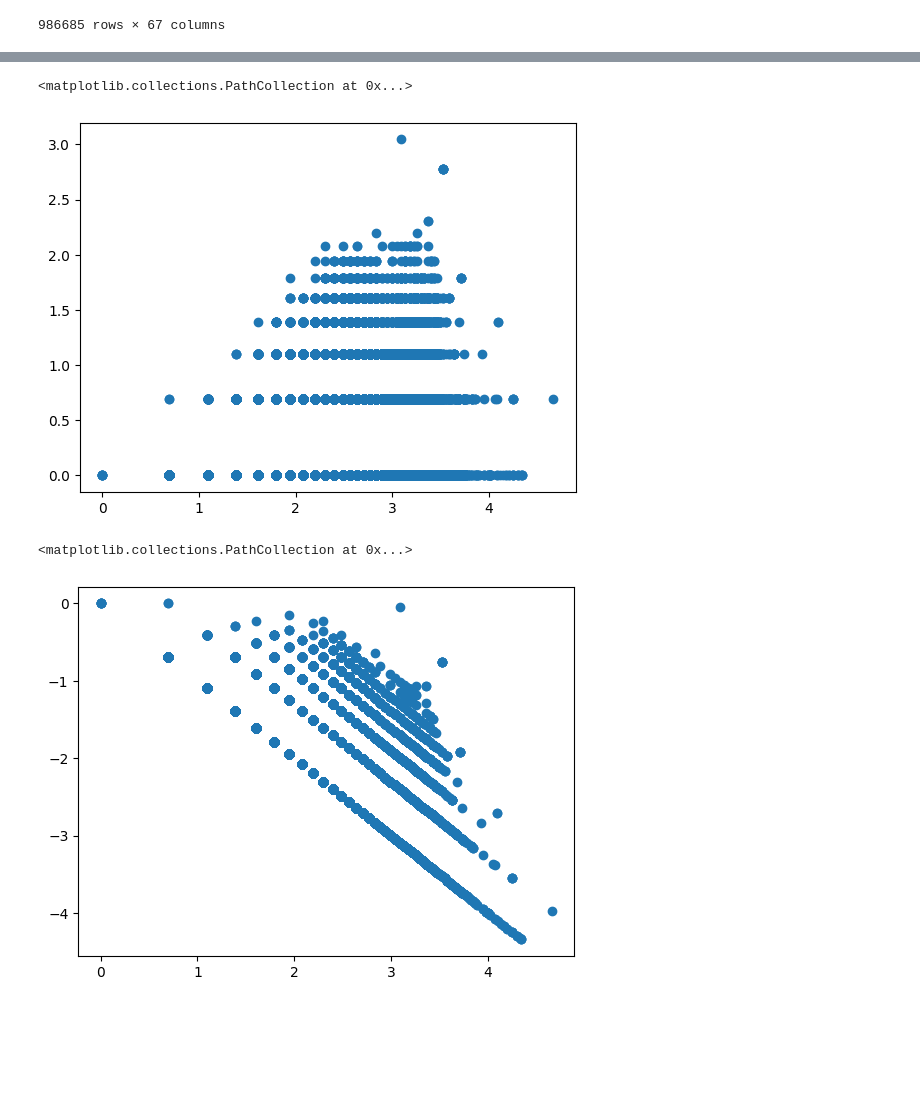
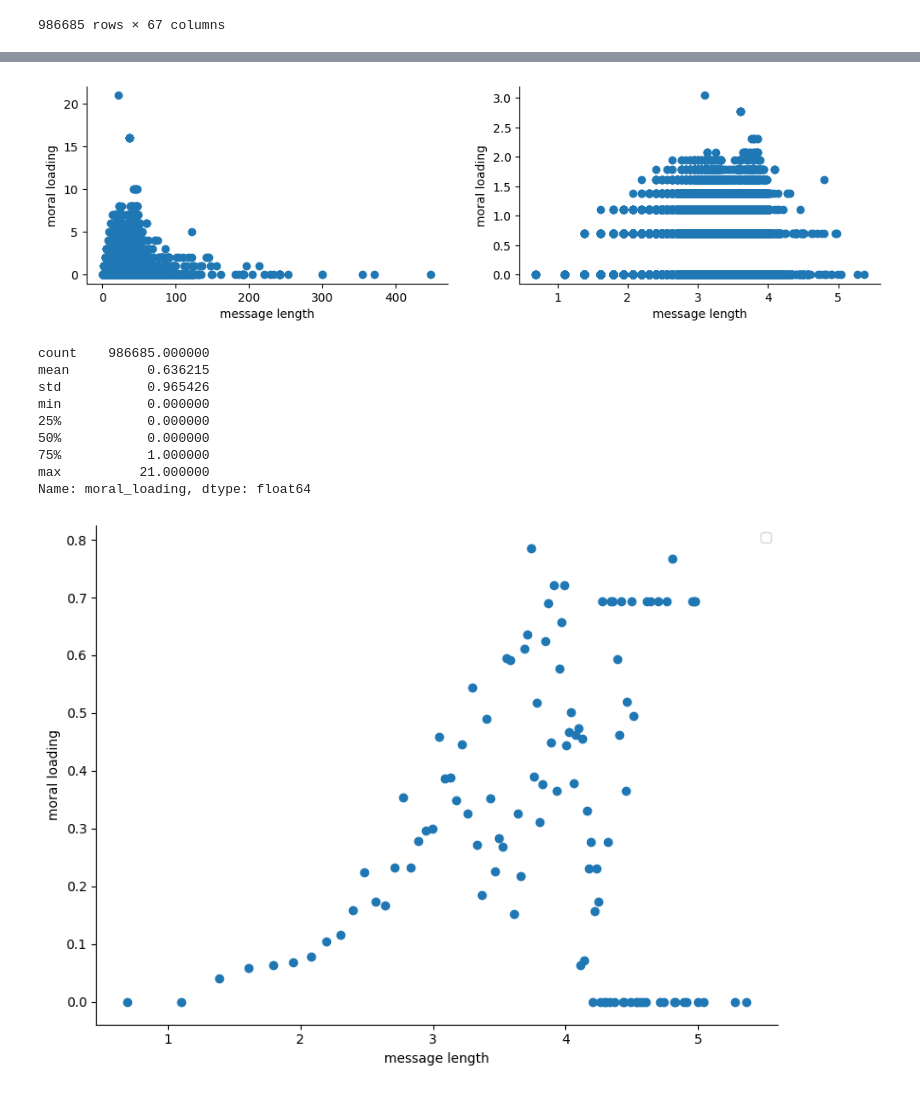
Before and after one commit to DiegoLeonG96/Scaling-laws-in-moral-dynamics-on-social-media, a Jupyter notebook: Exploration.ipynb, the cells around one changed output, grey strips where cells are left out. Drawn from its saved outputs; the diff is of its cells as text; code cells hidden in the pictures; blank space fills up the shorter version.

```diff
--- a/Exploration.ipynb
+++ b/Exploration.ipynb
@@ -232,6 +297,9 @@ twitter_data
 986685 rows × 67 columns
 # %%
 def moral_counter(tokens, moral_words):
+    """
+    Conteo de palabras morales
+    """
     return sum([1 if token in moral_words else 0 for token in tokens])
 # %%
 import nltk
@@ -252,15 +352,15 @@ array(['people kill gun usa since @johnlennon shoot kill dec #stopgunviolence ht
 # %%
-docs = twitter_data["text_lemma"].astype(str).values
+docs_twitter = twitter_data["text"].astype(str).values
 
 # Split the documents into tokens.
 tokenizer = RegexpTokenizer(r'\w+')
-for idx in range(len(docs)):
-    docs[idx] = docs[idx].upper()  # Convert to lowercase.
-    docs[idx] = tokenizer.tokenize(docs[idx])  # Split into words.
+for idx in range(len(docs_twitter)):
+    docs_twitter[idx] = docs_twitter[idx].upper()  # Convert to lowercase.
+    docs_twitter[idx] = tokenizer.tokenize(docs_twitter[idx])  # Split into words.
 
 # Remove numbers, but not words that contain numbers.
-docs = [[token for token in doc if not token.isnumeric()] for doc in docs]
+docs_twitter = [[token for token in doc if not token.isnumeric()] for doc in docs_twitter]
 
 # Remove words that are only one character.
-docs = [[token for token in doc if len(token) > 1] for doc in docs]
+docs_twitter = [[token for token in doc if len(token) > 1] for doc in docs_twitter]
 # %%
@@ -278,6 +385,6 @@ docs[0]
  'STOPGUNVIOLENCE',
  'HTTPS']
 # %%
-twitter_data["message_len"] = [len(doc) for doc in docs]
-twitter_data["moral_counter"] = [moral_counter(doc, moral_words) for doc in docs]
-twitter_data["moral_freq"] = twitter_data["moral_counter"] / twitter_data["message_len"]
+twitter_data["message_len"] = [len(doc) for doc in docs_twitter]
+twitter_data["moral_loading"] = [moral_counter(doc, moral_words) for doc in docs_twitter]
+twitter_data["moral_ratio"] = twitter_data["moral_loading"] / twitter_data["message_len"]
@@ -285,7 +400,32 @@ twitter_data["moral_freq"] = twitter_data["moral_counter"] / twitter_data["messa
 #twitter_plots_data = twitter_data[twitter_data["Topic_label"] == 'Gun Control'].copy()
 twitter_plots_data = twitter_data.copy()
 # %%
-plt.scatter(np.log(twitter_plots_data["message_len"]), np.log(twitter_plots_data["moral_counter"]))
+figsize = (12, 3)
+fig, ax = plt.subplots(nrows=1, ncols=2, figsize = figsize)
+
+ax[0].scatter(twitter_plots_data["message_len"], twitter_plots_data["moral_loading"])
+ax[0].set_xlabel("message length")
+ax[0].set_ylabel("moral loading")
+
+ax[1].scatter(np.log(twitter_plots_data["message_len"]), np.log(twitter_plots_data["moral_loading"]))
+ax[1].set_xlabel("message length")
+ax[1].set_ylabel("moral loading")
+
+ax[0].spines['top'].set_visible(False)
+ax[0].spines['right'].set_visible(False)
+ax[1].spines['top'].set_visible(False)
+ax[1].spines['right'].set_visible(False)
 # %% [output]
-<matplotlib.collections.PathCollection at 0x...>
-[figure, old version]
+[figure, new version]
+# %%
+twitter_plots_data["moral_loading"].isnull()
+# %% [output]
+count    986685.000000
+mean          0.636215
+std           0.965426
+min           0.000000
+25%           0.000000
+50%           0.000000
+75%           1.000000
+max          21.000000
+Name: moral_loading, dtype: float64
@@ -292,5 +454,4 @@ plt.scatter(np.log(twitter_plots_data["message_len"]), np.log(twitter_plots_data
 # %%
-plt.scatter(np.log(twitter_plots_data["message_len"]), np.log(twitter_plots_data["moral_freq"]))
+agg_log_plot(twitter_plots_data, "message_len", "moral_loading", ["message length", "moral loading"])
 # %% [output]
-<matplotlib.collections.PathCollection at 0x...>
-[figure, old version]
+[figure, new version]
```
Also changed, not shown: parts of 31 cells of this notebook.
